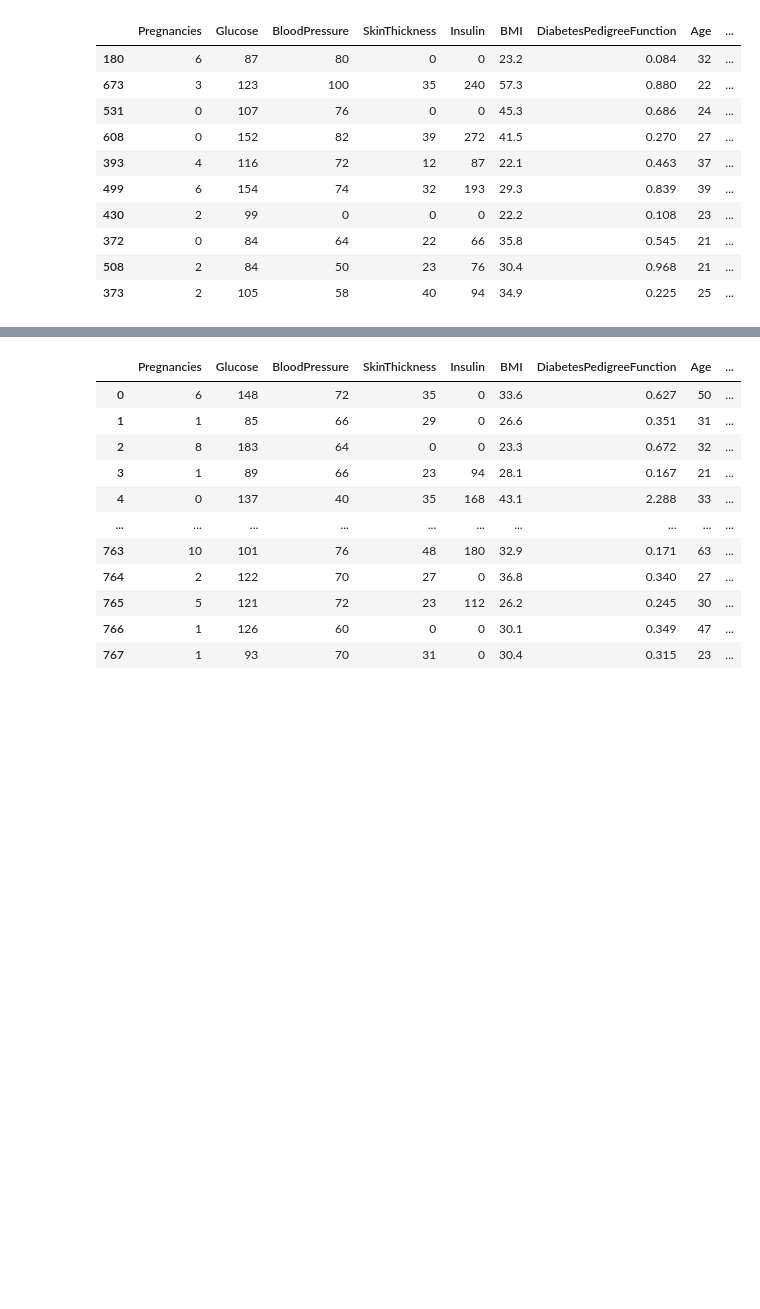
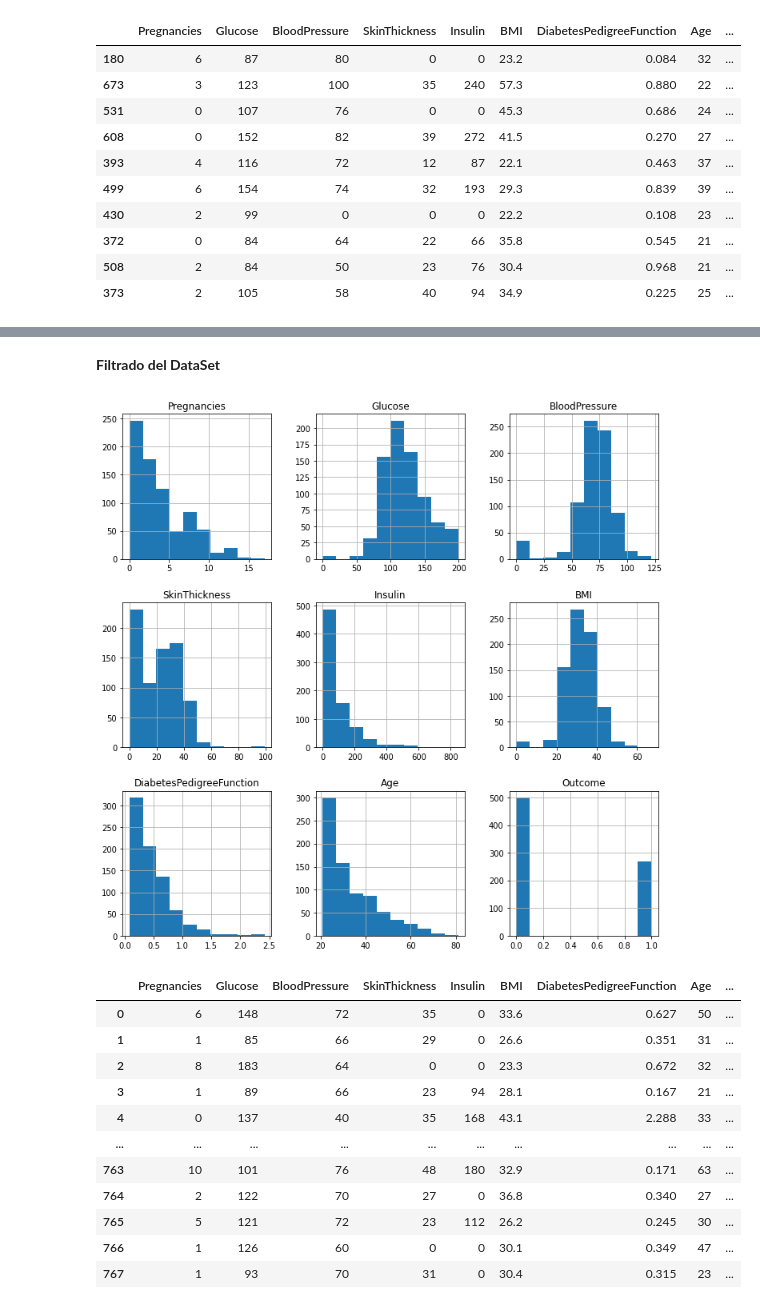
Before and after one commit to luisOliari/DECISION-TREE-ALGO, a Jupyter notebook: src/explore.ipynb, the cells around one changed output, grey strips where cells are left out. Saved outputs shown, nothing was run; the diff lists cells and outputs as text; code cells hidden in the pictures; blank space fills up the shorter version.

```diff
--- a/src/explore.ipynb
+++ b/src/explore.ipynb
@@ -86,5 +88,12 @@ df_raw.describe()
 | 50% | 3.000000 | 117.000000 | 72.000000 | 23.000000 | 30.500000 | 32.000000 | 0.372500 | 29.000000 | ... |
 | 75% | 6.000000 | 140.250000 | 80.000000 | 32.000000 | 127.250000 | 36.600000 | 0.626250 | 41.000000 | ... |
 | max | 17.000000 | 199.000000 | 122.000000 | 99.000000 | 846.000000 | 67.100000 | 2.420000 | 81.000000 | ... |
+# %% [markdown]
+**Filtrado del DataSet**
+# %%
+df_raw.hist(figsize=(12,12))
+plt.show()
+# %% [output]
+[figure, added]
 # %%
 #Filtrado del dataset:
```
Also changed, not shown: parts of 4 cells of this notebook.
